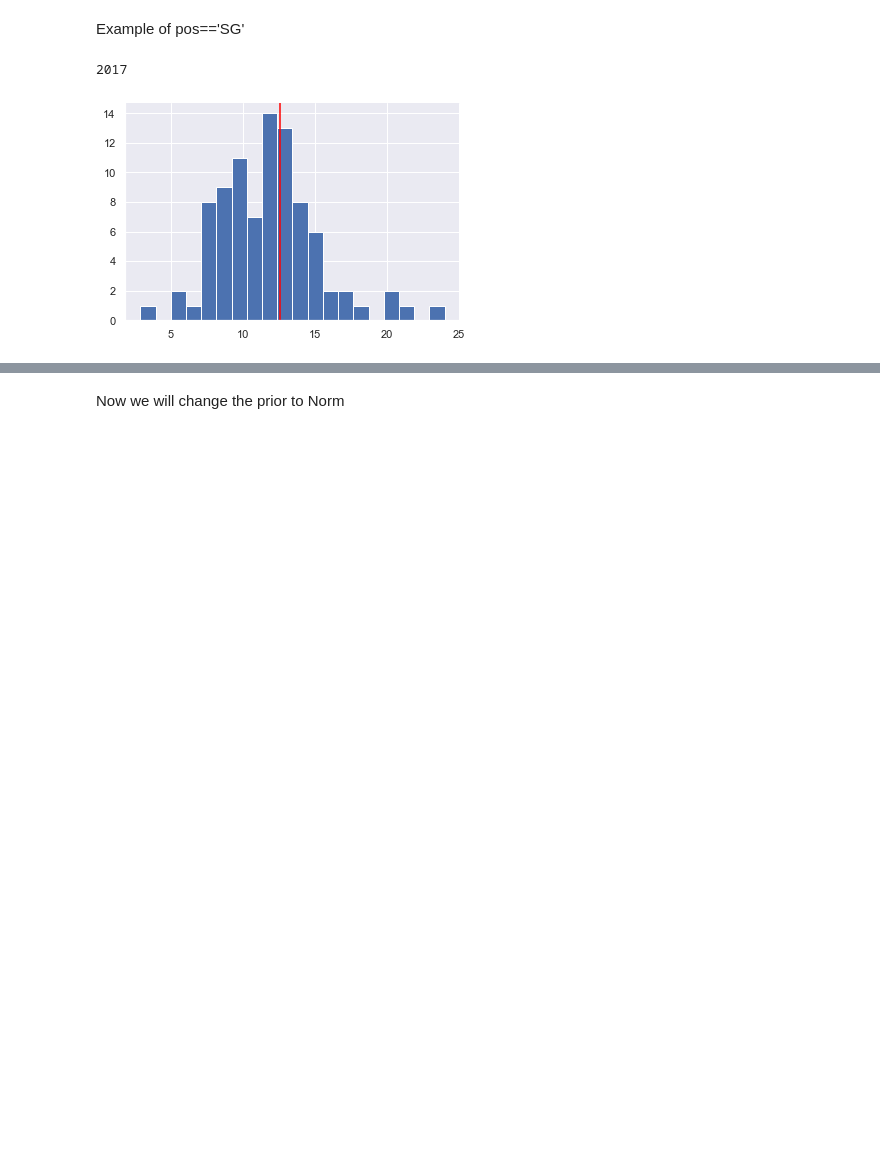
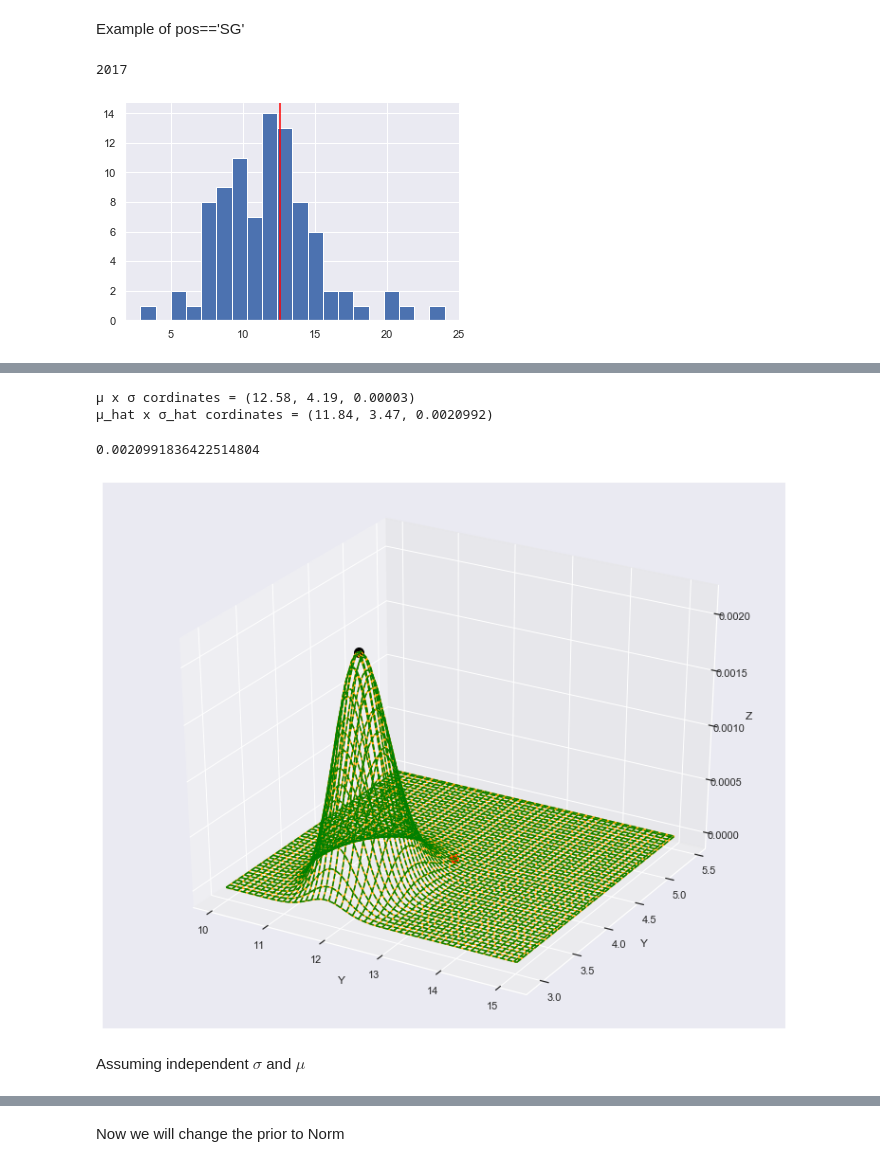
Before and after one commit to guygozlan/SciComPy_NBA, a Jupyter notebook: NBA_ver3.ipynb, the cells around one changed output, grey strips where cells are left out. Saved outputs shown, nothing was run; the diff lists cells and outputs as text; code cells hidden in the pictures; blank space fills up the shorter version.

```diff
--- a/NBA_ver3.ipynb
+++ b/NBA_ver3.ipynb
@@ -424,13 +370,13 @@ X, Y = np.meshgrid(μ_range, σ_range)
 
 X, Y = np.meshgrid(μ_range, σ_range)
 
-pri_grid = np.empty([len(μ_range), len(σ_range)])
-lik_grid = np.empty([len(μ_range), len(σ_range)])
-post_grid = np.empty([len(μ_range), len(σ_range)])
+pri_grid_uni = np.empty([len(μ_range), len(σ_range)])
+lik_grid_uni = np.empty([len(μ_range), len(σ_range)])
+post_grid_uni = np.empty([len(μ_range), len(σ_range)])
 
 for μi, μ_ in enumerate(μ_range):
     for σi, σ_ in enumerate(σ_range):
-        pri_grid[σi][μi] = np.exp(log_prior_uni((μ_, σ_)))
-        lik_grid[σi][μi] = np.exp(log_likelihood((μ_, σ_), one_pos_one_year_d))
-        post_grid[σi][μi] = np.exp(log_posterior_uni((μ_, σ_), one_pos_one_year_d))
+        pri_grid_uni[σi][μi] = np.exp(log_prior_uni((μ_, σ_)))
+        lik_grid_uni[σi][μi] = np.exp(log_likelihood((μ_, σ_), one_pos_one_year_d))
+        post_grid_uni[σi][μi] = np.exp(log_posterior_uni((μ_, σ_), one_pos_one_year_d))
 # %%
@@ -437,0 +384,35 @@ for μi, μ_ in enumerate(μ_range):
+# %%
+print (f'μ x σ cordinates = ({μ:.2f}, {σ:.2f}, {np.exp(log_posterior_uni((μ, σ), one_pos_one_year_d))/post_grid_uni.sum():.5f})')
+
+σ_hat_idx, μ_hat_idx = np.unravel_index(post_grid_uni.argmax(), post_grid_uni.shape)
+μ_hat, σ_hat = μ_range[μ_hat_idx], σ_range[σ_hat_idx]
+print (f'μ_hat x σ_hat cordinates = ({μ_hat:.2f}, {σ_hat:.2f}, {np.exp(log_posterior_uni((μ_hat, σ_hat), one_pos_one_year_d))/post_grid_uni.sum():.7f})')
+# %% [output]
+μ x σ cordinates = (12.58, 4.19, 0.00003)
+μ_hat x σ_hat cordinates = (11.84, 3.47, 0.0020992)
+# %%
+ppp = post_grid_uni.max()/post_grid_uni.sum()
+ppp
+# %% [output]
+0.0020991836422514804
+# %%
+fig = plt.figure(figsize=((10,8)))
+ax = Axes3D(fig)
+ax.plot_wireframe(X, Y, (lik_grid_uni/lik_grid_uni.sum()),  color='orange', label='Likelihood')
+ax.plot_wireframe(X, Y, (post_grid_uni/post_grid_uni.sum()), color='green', linestyle='--', label='Posterior')
+
+ax.scatter([μ_hat], [σ_hat], [np.exp(log_posterior_uni((μ_hat, σ_hat), one_pos_one_year_d))/post_grid_uni.sum()], s=100, color='black', label='$\hat{μ}$')
+ax.scatter([μ], [σ], [np.exp(log_posterior_uni((μ, σ), one_pos_one_year_d))/post_grid_uni.sum()], color='red', s=100, label='$μ$')
+
+ax.set_xlabel('X')
+ax.set_ylabel('Y')
+ax.set_zlabel('Z')
+
+# ax.zaxis._set_scale('log')
+# ax.yaxis.set_scale('log').yaxis.set_scale('log')
+# ax.zaxis._set_scale('log')
+plt.show()
+# %% [output]
+[figure, added]
+# %% [markdown]
+Assuming independent $\sigma$ and $\mu$
```
Also changed, not shown: parts of 33 cells of this notebook.
